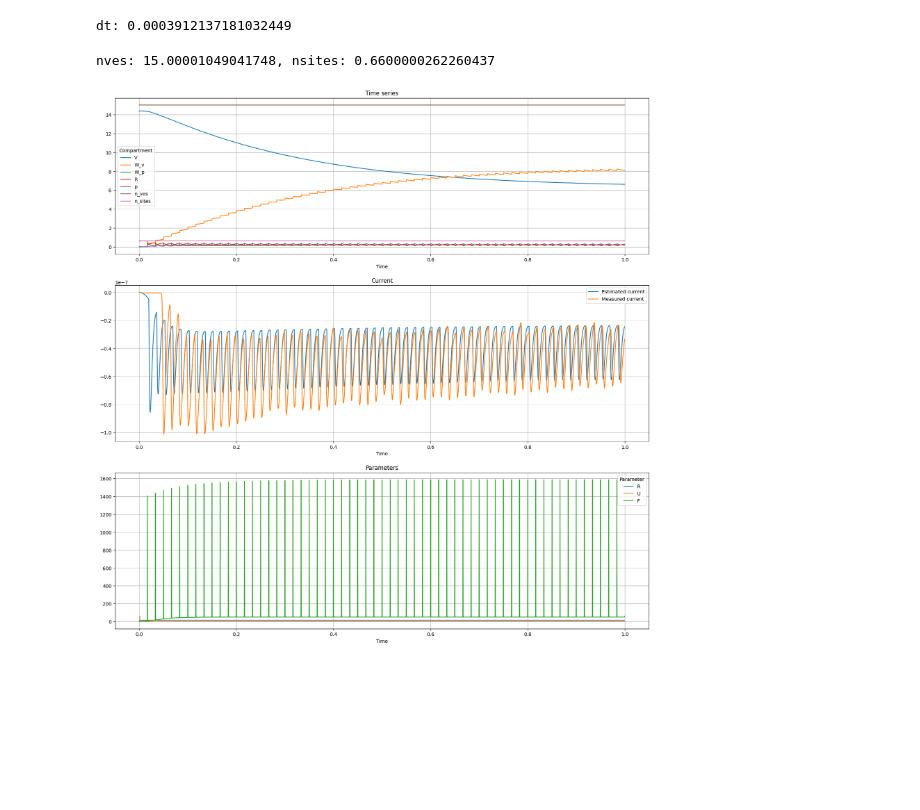
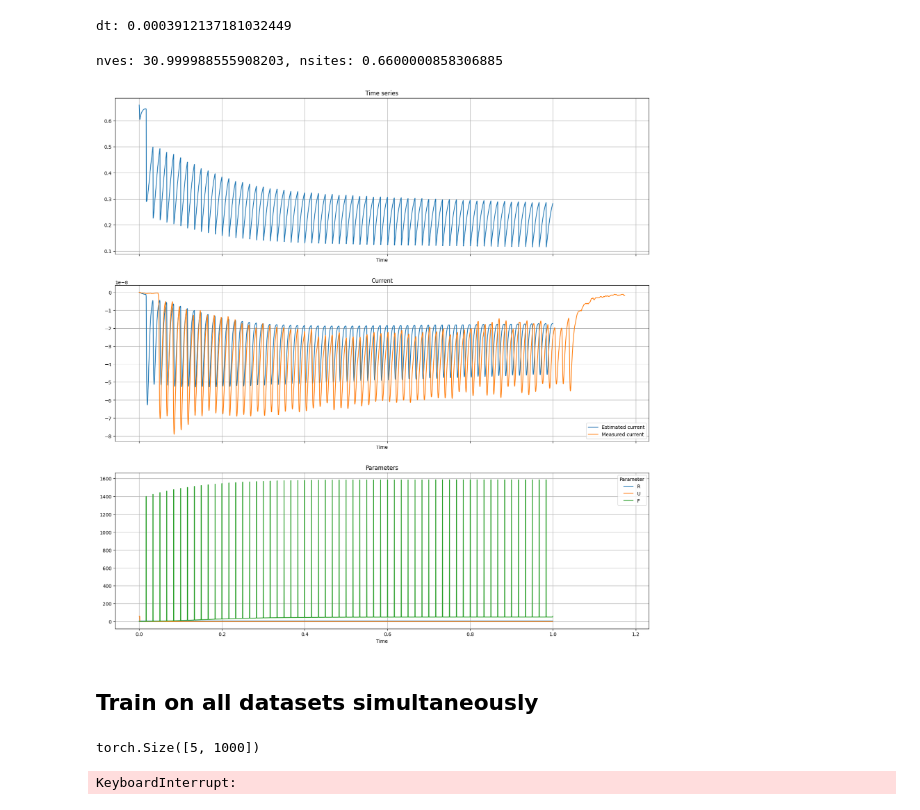
Before and after one commit to ThGaskin/NeuralABM, a Jupyter notebook: Notebooks/Rection_model.ipynb, the cells around one changed output. Saved outputs shown, nothing was run; the diff lists cells and outputs as text; code cells hidden in the pictures; blank space fills up the shorter version.

```diff
--- a/Notebooks/Rection_model.ipynb
+++ b/Notebooks/Rection_model.ipynb
@@ -55,7 +55,7 @@ A = torch.cat([
 
 # General parameters for model functions. All parameters are given in s, Hz, and Ampere
 GENERAL_PARAMS = {
-    "impulse_function": dict(A = 7.21e-6, B = 2.7e-9, t0 = 3e-3, tau_r = 10.6928, tau_df = 1.5e-3, tau_ds = 2.8e-3),
+    "impulse_function": dict(A = 6.229e-6, B = 2.7e-9, t0 = 0, tau_r = 10.6928, tau_df = 1.5e-3, tau_ds = 2.8e-3),
     "k_F": dict(m0 = 1, sigma = 1.25e-4, f_s = 60, A = A),
     "k_U": dict(k_min = 2.0e-8, k_max = 60, m3 = 3.3e4, m4 = 1.4e-3)
 }
@@ -119,7 +119,8 @@ def solve_ODE(*, parameters: Union[dict, torch.Tensor],
 # Impulse function (eq. A1), in seconds
 def impulse_function(_t, *, A, B, t0, tau_r, tau_df, tau_ds, **__) -> torch.Tensor:
     _t = -(_t - t0)
-    return -torch.relu(A * (1 - torch.exp(_t / tau_r)) * (B * torch.exp(_t / tau_df) + (1-B) * torch.exp(_t / tau_ds)))
+    res = -torch.relu(A * (1 - torch.exp(_t / tau_r)) * (B * torch.exp(_t / tau_df) + (1-B) * torch.exp(_t / tau_ds)))
+    return res
 # %%
 # Tolu's impulse function, from the Github repo
 def mEPSC_fun(*, dt, T):
@@ -194,7 +199,7 @@ axs[1].set(ylabel='$k_U \ [Hz]$')
 # %% [markdown]
 ## Generate ODE data
 # %%
-animal = "animal1"
+animal = "animal2"
 
 # Recreate the calibrated data
 dt = times.diff().mean()
@@ -221,37 +226,39 @@ dt: 0.0003912137181032449
 # %%
 # Generate ODE data
 X = solve_ODE(parameters=true_params, num_steps=num_steps, init_state=init_state, dt=dt, **ANIMAL_PARAMS[animal])
 n_ves, n_sites = X[:, [Compartments["R"].value, Compartments["W_v"].value, Compartments["V"].value]].sum(dim=1)[:-1].reshape(-1, 1), X[:, [Compartments["R"].value, Compartments["p"].value, Compartments["W_p"].value]].sum(dim=1)[:-1].reshape(-1, 1)
 
 # Calculate current
-g = impulse_function(times[start:stop], **GENERAL_PARAMS['impulse_function'])
+g = impulse_function(times, **GENERAL_PARAMS['impulse_function'])
 C = calculate_current(R=X[:, Compartments["R"].value][:-1], k_F = true_params[:, Parameters["F"].value], g=g, N=ANIMAL_PARAMS[animal]["N"], dt=dt)
 
 # Plot the results
-fig, axs = plt.subplots(nrows=3, figsize=(20, 20))
+fig, axs = plt.subplots(nrows=3, figsize=(20, 20), sharex=True)
 xr.DataArray(np.hstack([X[:-1], n_ves, n_sites]),
              dims=["Time", "Compartment"],
              coords={"Time": times[start:stop], "Compartment": [e.name for e in Compartments] + ['n_ves'] + ['n_sites']}
-             ).plot(hue="Compartment", ax=axs[0])
+             ).sel({"Compartment": "R"}).plot(hue="Compartment", ax=axs[0])
 xr.DataArray(C[start:stop],
              dims=["Time"],
              coords={"Time": times[start:stop]}).plot(ax=axs[1], label="Estimated current")
 xr.DataArray(true_params,
              dims = ["Time", "Parameter"],
              coords= {"Time": times[start:stop], "Parameter": [e.name for e in Parameters]}).plot(hue="Parameter", ax=axs[2])
 
 axs[0].set(title="Time series")
 axs[1].set(title="Current")
 axs[2].set(title="Parameters")
 for ax in axs:
     ax.grid()
-axs[1].plot(times[start:stop], currents[animal][start:stop], label="Measured current")
+axs[1].plot(times, currents[animal], label="Measured current")
 axs[1].legend()
 
 print(f'nves: {n_ves.mean()}, nsites: {n_sites.mean()}')
 # %% [output]
-nves: 15.00001049041748, nsites: 0.6600000262260437
+nves: 30.999988555908203, nsites: 0.6600000858306885
-[figure, old version]
+[figure, new version]
+# %% [markdown]
+## Train on all datasets simultaneously
 # %%
 # Initialise the neural network
 NN = neural_net.NeuralNet(
@@ -268,7 +275,13 @@ NN = neural_net.NeuralNet(
 # Store the training loss
 loss_ts = []
 # %%
-C_train = currents[animal][start:stop] * 10**8
-g_train = g[start:stop]
+# Training period
+training_start, training_stop = 0, 1000
+C_train = torch.stack([c[training_start:training_stop] * 10**8 for c in currents.values()])
+g_train = g[training_start:training_stop]
+
+C_train.shape
+# %% [output]
+torch.Size([5, 1000])
 # %%
 # Single training epoch
@@ -306,8 +325,10 @@ def epoch(training_X):
 # %%
-for i in (pbar := tqdm.trange(1000)):
-    _l = epoch(C_train.reshape(-1, 1))
+for i in (pbar := tqdm.trange(3500)):
+    _l = epoch(C_train.reshape((*C_train.shape, 1)))
     loss_ts.append(_l)
-    pbar.set_description(f"Current loss: {_l}")
+    pbar.set_description( f"Current loss: {_l}")
+# %% [output]
+KeyboardInterrupt:
 # %%
 plt.plot(loss_ts)
 plt.yscale('log')
```
Also changed, not shown: parts of 7 cells of this notebook.
